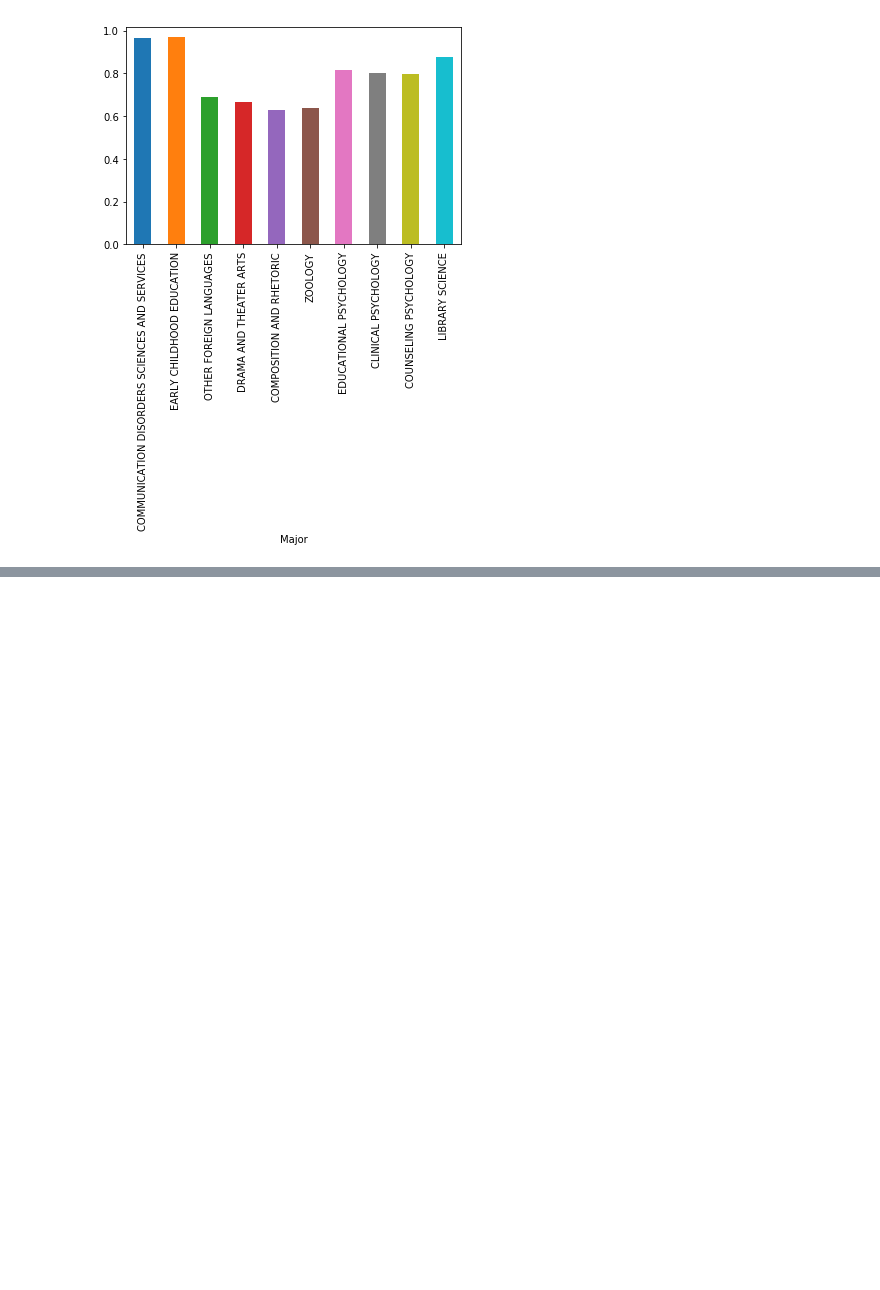
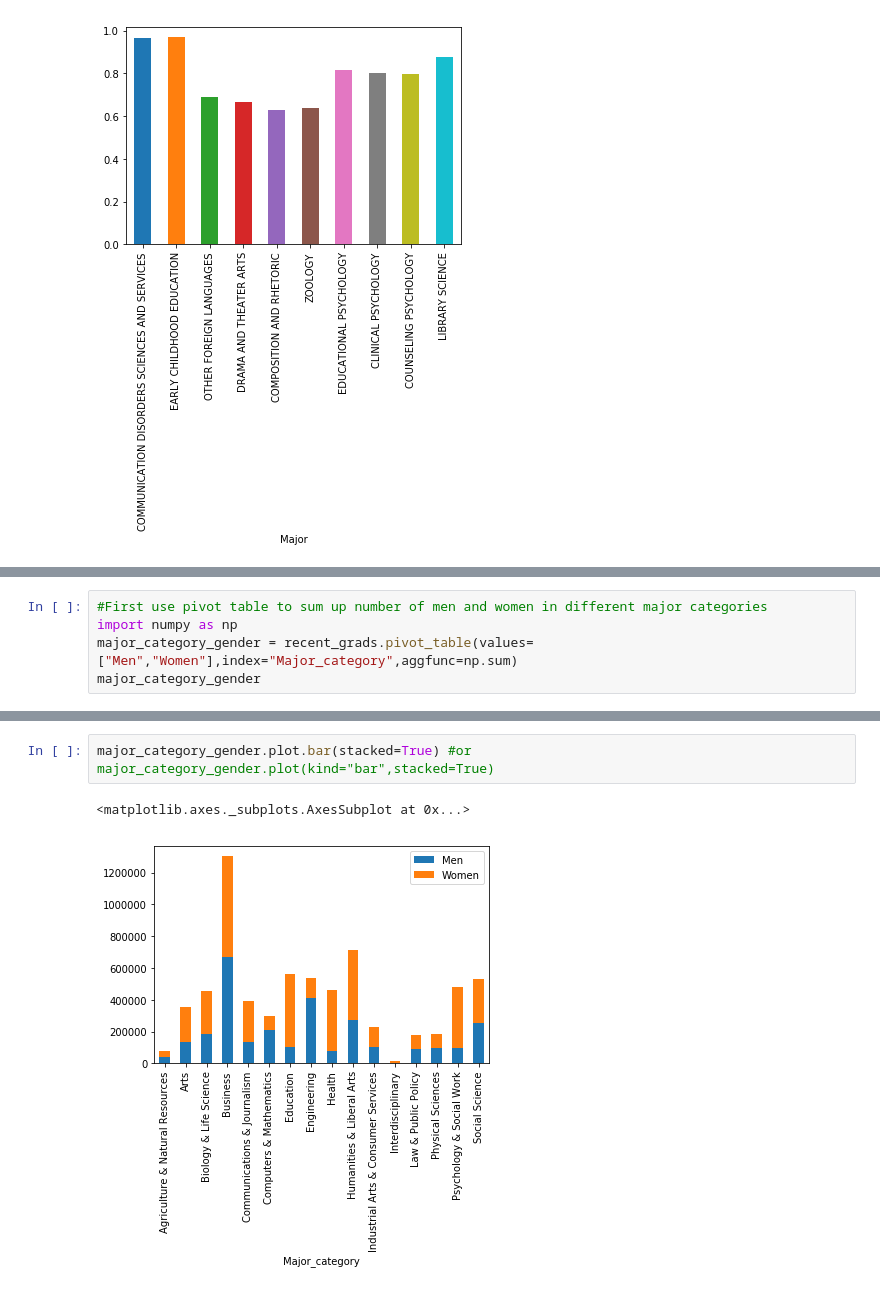
Before and after one commit to kalingwu/Dataquest-Projects, a Jupyter notebook: Guided Project_Visualizing Earnings Based On College Majors/Basics.ipynb, the cells around one changed output, grey strips where cells are left out. Cells and saved outputs as stored; diff of their text form; blank space fills up the shorter version.

```diff
--- a/Guided Project_Visualizing Earnings Based On College Majors/Basics.ipynb
+++ b/Guided Project_Visualizing Earnings Based On College Majors/Basics.ipynb
@@ -156,0 +159,5 @@ The share of women in the 10 lowest paying majors is significantly higher than t
+# %%
+#First use pivot table to sum up number of men and women in different major categories
+import numpy as np
+major_category_gender = recent_grads.pivot_table(values=["Men","Women"],index="Major_category",aggfunc=np.sum)
+major_category_gender
@@ -156,0 +183,5 @@ The share of women in the 10 lowest paying majors is significantly higher than t
+# %%
+major_category_gender.plot.bar(stacked=True) #or major_category_gender.plot(kind="bar",stacked=True)
+# %% [output]
+<matplotlib.axes._subplots.AxesSubplot at 0x...>
+[figure, added]
```
Also changed, not shown: parts of 9 cells of this notebook.
